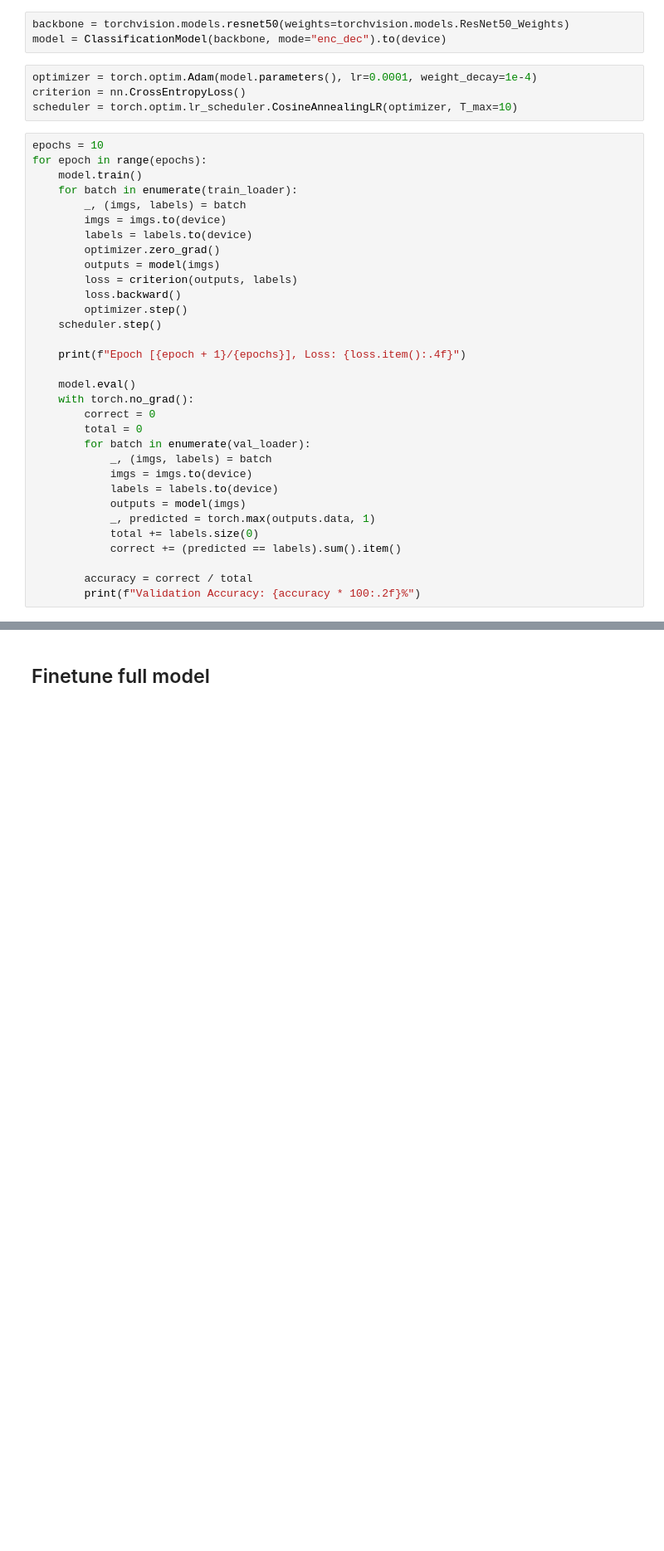
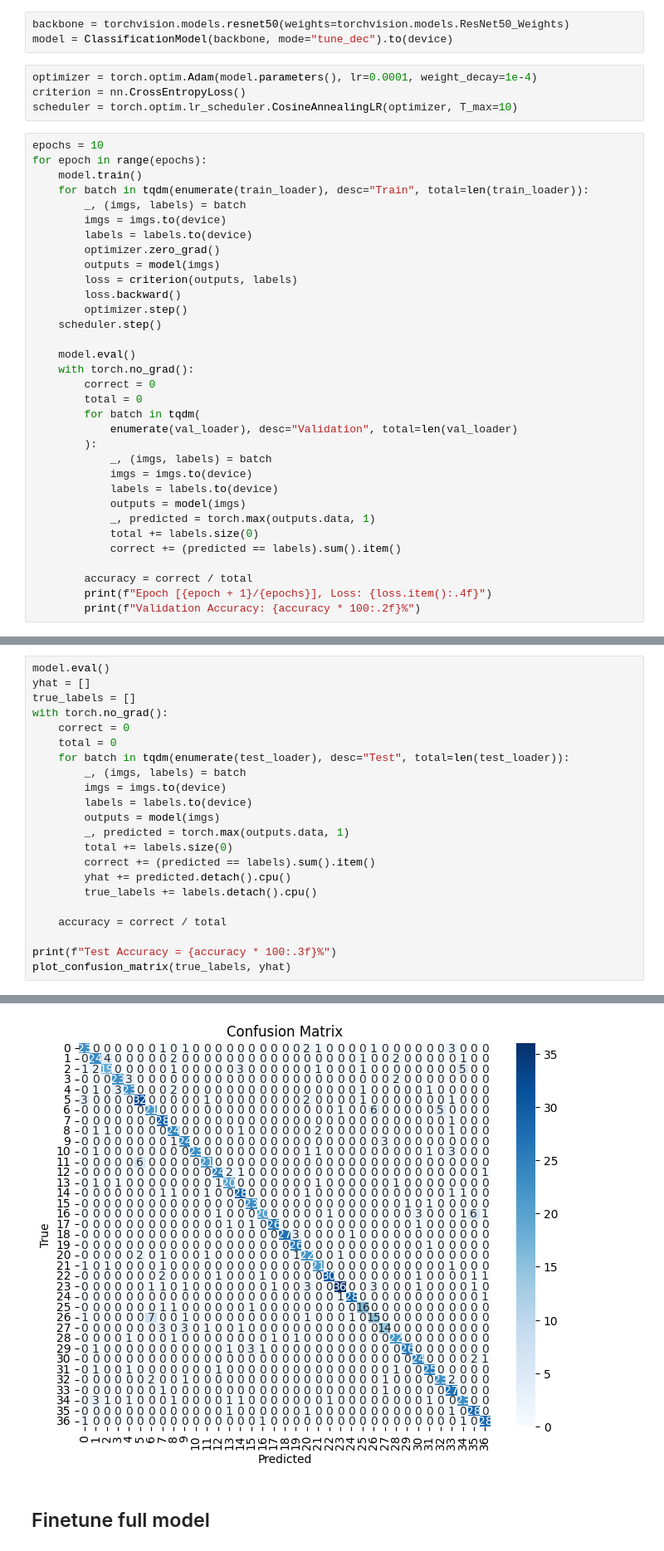
Before and after one commit to muditha11/Machine-Vision-Assignment, a Jupyter notebook: main.ipynb, the cells around one changed output, grey strips where cells are left out. Shown at 83% size. Saved outputs shown, nothing was run; the diff lists cells and outputs as text; blank space fills up the shorter version.

```diff
--- a/main.ipynb
+++ b/main.ipynb
@@ -161,7 +129,7 @@ plt.show()
 ## Finetune projection head only
 # %%
 backbone = torchvision.models.resnet50(weights=torchvision.models.ResNet50_Weights)
-model = ClassificationModel(backbone, mode="enc_dec").to(device)
+model = ClassificationModel(backbone, mode="tune_dec").to(device)
 # %%
 optimizer = torch.optim.Adam(model.parameters(), lr=0.0001, weight_decay=1e-4)
 criterion = nn.CrossEntropyLoss()
@@ -170,7 +138,7 @@ scheduler = torch.optim.lr_scheduler.CosineAnnealingLR(optimizer, T_max=10)
 epochs = 10
 for epoch in range(epochs):
     model.train()
-    for batch in enumerate(train_loader):
+    for batch in tqdm(enumerate(train_loader), desc="Train", total=len(train_loader)):
         _, (imgs, labels) = batch
         imgs = imgs.to(device)
         labels = labels.to(device)
@@ -181,13 +149,13 @@ for epoch in range(epochs):
         optimizer.step()
     scheduler.step()
 
-    print(f"Epoch [{epoch + 1}/{epochs}], Loss: {loss.item():.4f}")
-
     model.eval()
     with torch.no_grad():
         correct = 0
         total = 0
-        for batch in enumerate(val_loader):
+        for batch in tqdm(
+            enumerate(val_loader), desc="Validation", total=len(val_loader)
+        ):
             _, (imgs, labels) = batch
             imgs = imgs.to(device)
             labels = labels.to(device)
@@ -197,5 +165,6 @@ for epoch in range(epochs):
             correct += (predicted == labels).sum().item()
 
         accuracy = correct / total
+        print(f"Epoch [{epoch + 1}/{epochs}], Loss: {loss.item():.4f}")
         print(f"Validation Accuracy: {accuracy * 100:.2f}%")
 # %% [output]
@@ -221,0 +193,23 @@ Validation Accuracy: 82.13%
+# %%
+model.eval()
+yhat = []
+true_labels = []
+with torch.no_grad():
+    correct = 0
+    total = 0
+    for batch in tqdm(enumerate(test_loader), desc="Test", total=len(test_loader)):
+        _, (imgs, labels) = batch
+        imgs = imgs.to(device)
+        labels = labels.to(device)
+        outputs = model(imgs)
+        _, predicted = torch.max(outputs.data, 1)
+        total += labels.size(0)
+        correct += (predicted == labels).sum().item()
+        yhat += predicted.detach().cpu()
+        true_labels += labels.detach().cpu()
+
+    accuracy = correct / total
+
+print(f"Test Accuracy = {accuracy * 100:.3f}%")
+plot_confusion_matrix(true_labels, yhat)
+# %% [output]
@@ -222,3 +217,4 @@ Validation Accuracy: 82.13%
+[figure, added]
 # %% [markdown]
 ## Finetune full model
 # %%
```
Also changed, not shown: parts of 15 cells of this notebook, 2 other files.
